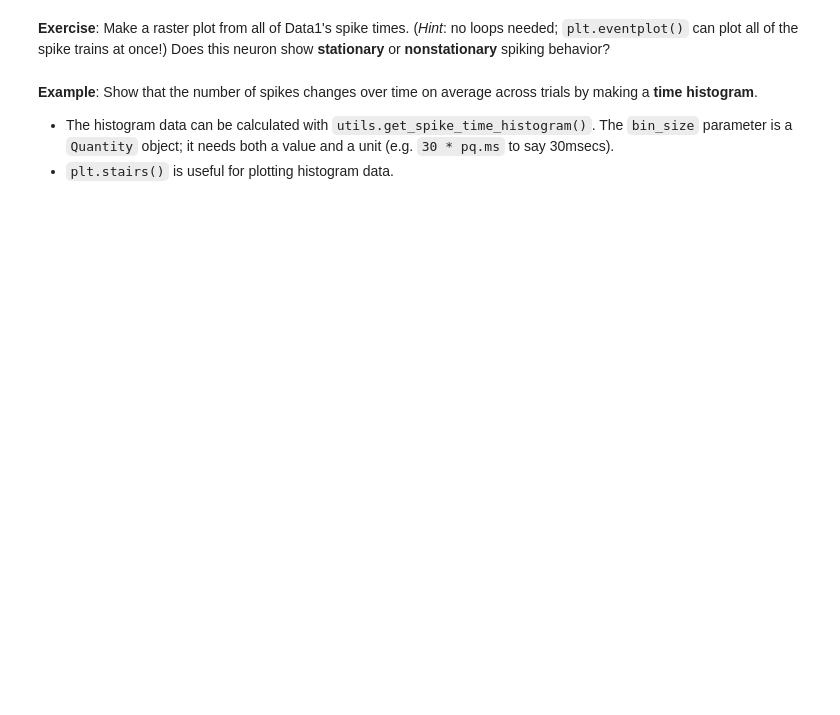
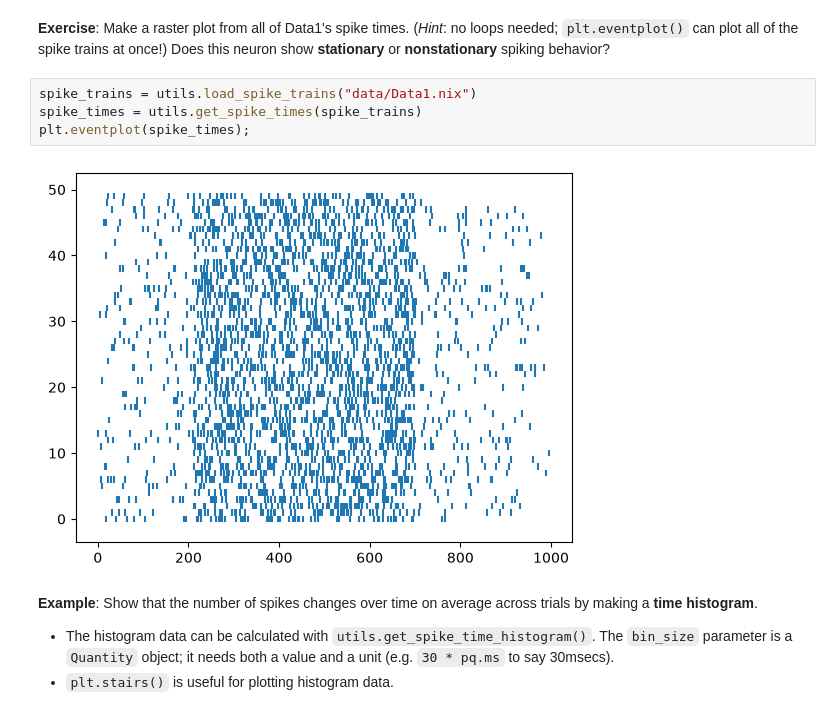
Before and after one commit to neurodidi/ANDA-Day1-Spike-Train-Correlations, a Jupyter notebook: 02_cross_correlations/02_cross_correlations.ipynb, the cells around one changed output. Drawn from its saved outputs; the diff is of its cells as text; blank space fills up the shorter version.

```diff
--- a/02_cross_correlations/02_cross_correlations.ipynb
+++ b/02_cross_correlations/02_cross_correlations.ipynb
@@ -225,5 +233,11 @@ plt.eventplot(spike_times[0]);
 # %% [markdown]
 **Exercise**: Make a raster plot from all of Data1's spike times. (*Hint*: no loops needed; `plt.eventplot()` can plot all of the spike trains at once!)  Does this neuron show **stationary** or **nonstationary** spiking behavior?
+# %%
+spike_trains = utils.load_spike_trains("data/Data1.nix")
+spike_times = utils.get_spike_times(spike_trains)
+plt.eventplot(spike_times);
+# %% [output]
+[figure, added]
 # %% [markdown]
 **Example**: Show that the number of spikes changes over time on average across trials by making a **time histogram**.
   - The histogram data can be calculated with `utils.get_spike_time_histogram()`. The `bin_size` parameter is a `Quantity` object; it needs both a value and a unit (e.g. `30 * pq.ms` to say 30msecs).
```
Also changed, not shown: parts of 13 cells of this notebook, 5 other files.
